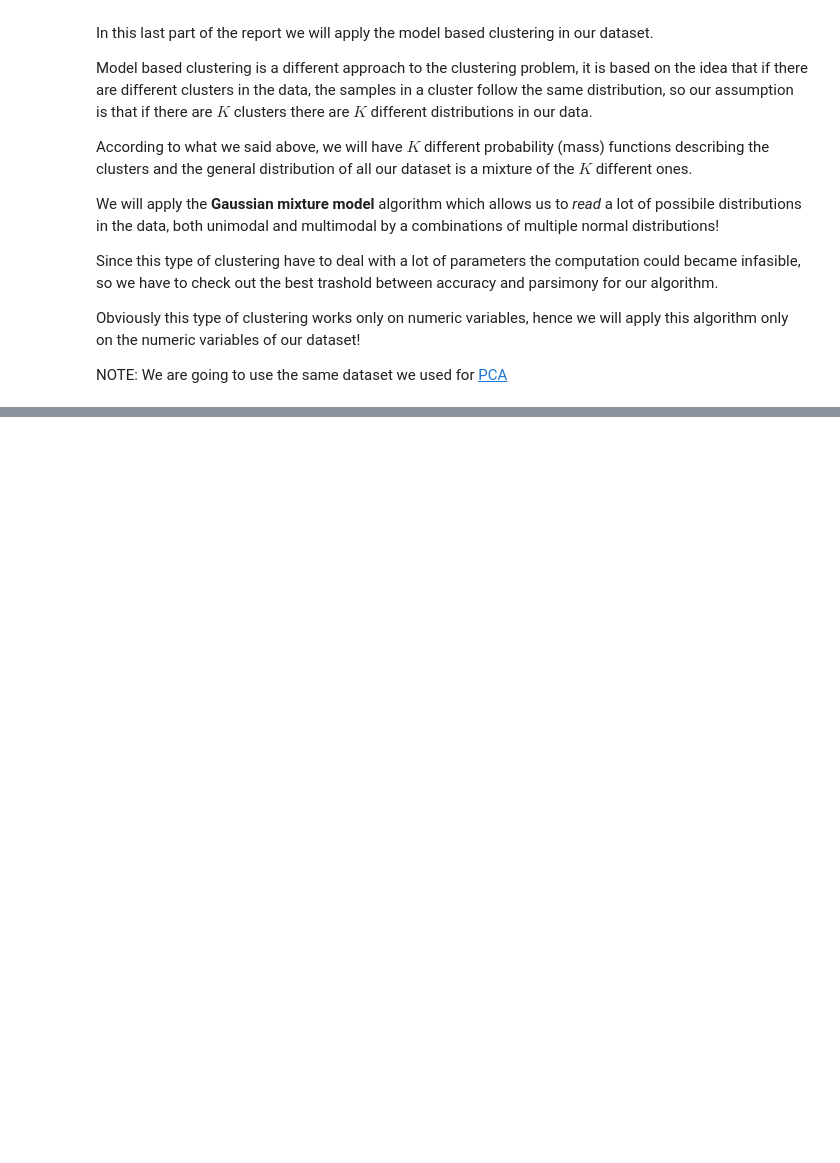
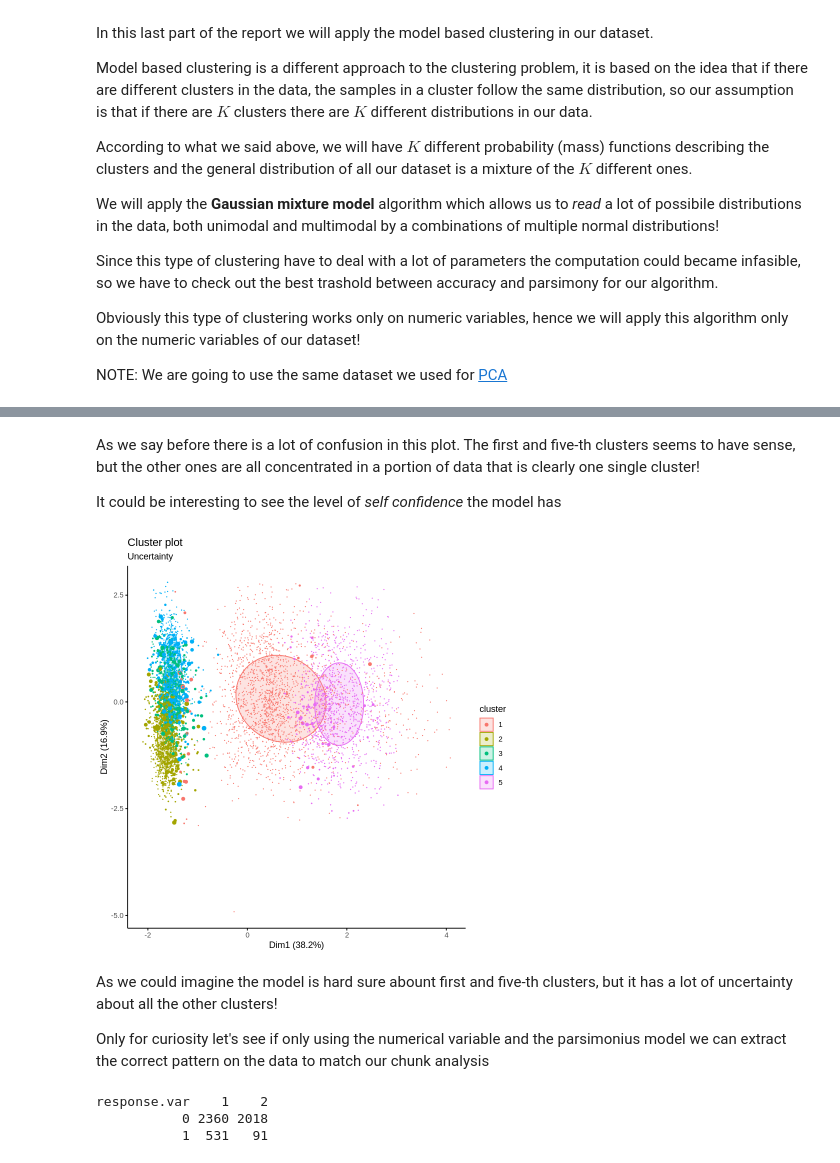
Before and after one commit to biagio-incardona/biagio-incardona.github.io, a Jupyter notebook: Report_Incardona_Biagio.ipynb, the cells around one changed output, grey strips where cells are left out. Saved outputs shown, nothing was run; the diff lists cells and outputs as text; code cells hidden in the pictures; blank space fills up the shorter version.

```diff
--- a/Report_Incardona_Biagio.ipynb
+++ b/Report_Incardona_Biagio.ipynb
@@ -1756,0 +1506,20 @@ gower gower.dist(insurance.data[1:5000,-12])
+# %% [markdown]
+As we say before there is a lot of confusion in this plot. The first and five-th clusters seems to have sense, but the other ones are all concentrated in a portion of data that is clearly one single cluster!
+
+It could be interesting to see the level of *self confidence* the model has
+# %%
+fviz_mclust(mod, "uncertainty", palette = "jc")
+# %% [output]
+[figure, added]
+# %% [markdown]
+As we could imagine the model is hard sure abount first and five-th clusters, but it has a lot of uncertainty about all the other clusters!
+
+Only for curiosity let's see if only using the numerical variable and the parsimonius model we can extract the correct pattern on the data to match our chunk analysis
+# %%
+mod.two <- Mclust(numeric.df, G = 2, modelNames = NULL)
+
+table(response.var, mod.two$classification)
+# %% [output]
+response.var    1    2
+           0 2360 2018
+           1  531   91
```
Also changed, not shown: parts of 32 cells of this notebook.
